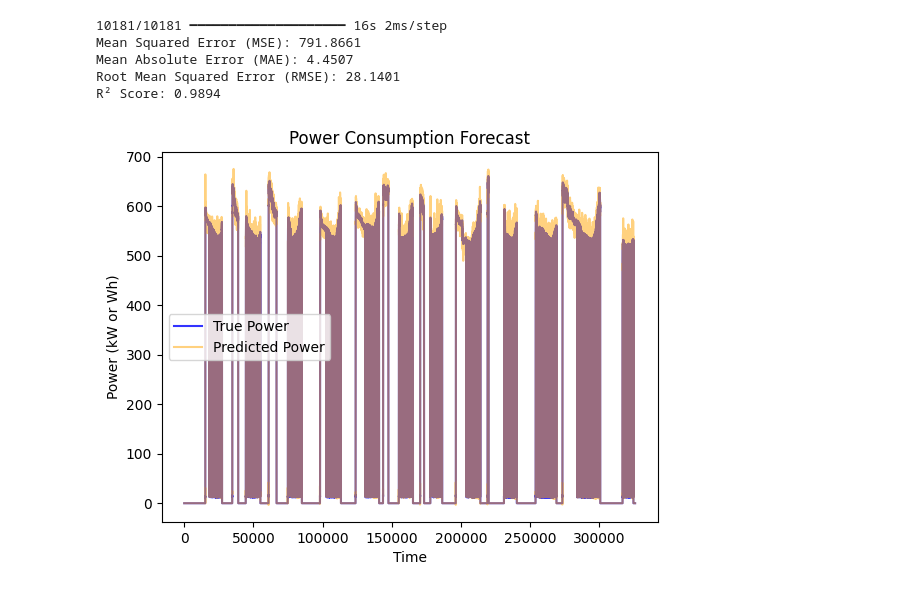
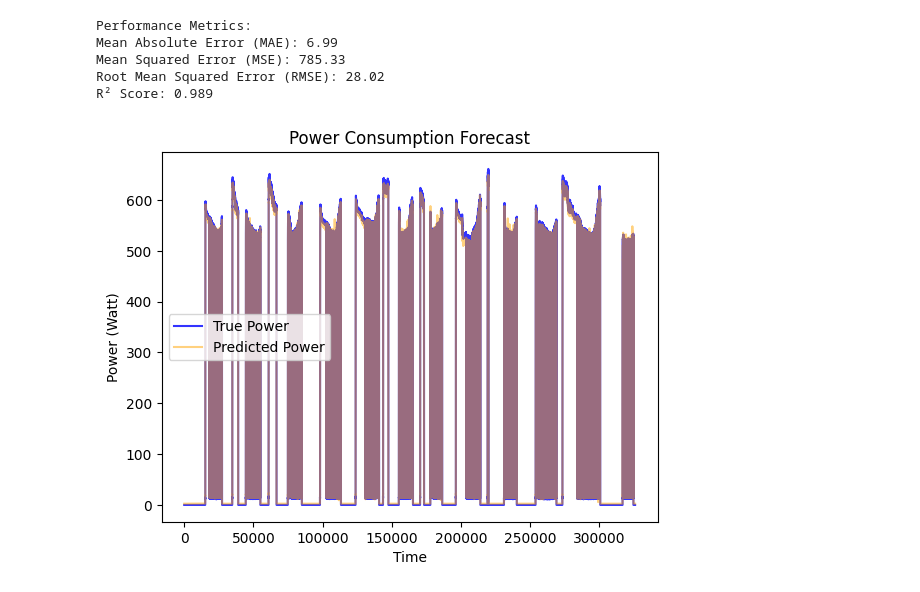
Before and after one commit to daffakurnia11/final-project-lstm, a Jupyter notebook: new-sensor1.ipynb, the cells around one changed output. Saved outputs shown, nothing was run; the diff lists cells and outputs as text; code cells hidden in the pictures.

Commit message:
feat: Training new model for Sensor 1

```diff
--- a/new-sensor1.ipynb
+++ b/new-sensor1.ipynb
@@ -55,12 +56,16 @@ X_val = X_val.reshape((X_val.shape[0], X_val.shape[1], 1))
 X_test = X_test.reshape((X_test.shape[0], X_test.shape[1], 1))
 # %%
 model = Sequential()
-model.add(LSTM(64, activation='relu', input_shape=(X_train.shape[1], 1), return_sequences=True))
+model.add(Bidirectional(LSTM(64, activation='relu', input_shape=(X_train.shape[1], 1), return_sequences=True)))
+model.add(Dropout(0.2))
 model.add(LSTM(32, activation='relu'))
+model.add(Dropout(0.2))
 model.add(Dense(1))
 
 model.compile(optimizer='adam', loss='mean_squared_error')
 # %%
 early_stopping = EarlyStopping(monitor='val_loss', patience=10, restore_best_weights=True)
-history = model.fit(X_train, y_train, epochs=2, batch_size=32, validation_data=(X_val, y_val), callbacks=[early_stopping])
+reduce_lr = ReduceLROnPlateau(monitor='val_loss', factor=0.2, patience=5, min_lr=1e-6)
+
+history = model.fit(X_train, y_train, epochs=24, batch_size=32, validation_data=(X_val, y_val), callbacks=[early_stopping, reduce_lr])
 # %% [output]
@@ -91,30 +128,30 @@ Captures:
 # %%
-y_pred = model.predict(X_test)
-y_pred_rescaled = scaler.inverse_transform(y_pred)
-y_test_rescaled = scaler.inverse_transform(y_test)
+y_pred_rescaled = scaler.inverse_transform(y_pred.reshape(-1, 1))
+y_test_rescaled = scaler.inverse_transform(y_test.reshape(-1, 1))
 
 mae = mean_absolute_error(y_test_rescaled, y_pred_rescaled)
 mse = mean_squared_error(y_test_rescaled, y_pred_rescaled)
 rmse = np.sqrt(mse)
 r2 = r2_score(y_test_rescaled, y_pred_rescaled)
-
-print(f"Mean Squared Error (MSE): {mse:.4f}")
-print(f"Mean Absolute Error (MAE): {mae:.4f}")
-print(f"Root Mean Squared Error (RMSE): {rmse:.4f}")
-print(f"R² Score: {r2:.4f}")
-# %% [output]
-10181/10181 ━━━━━━━━━━━━━━━━━━━━ 16s 2ms/step
-Mean Squared Error (MSE): 791.8661
-Mean Absolute Error (MAE): 4.4507
-Root Mean Squared Error (RMSE): 28.1401
-R² Score: 0.9894
+# %%
+print("Performance Metrics:")
+print(f"Mean Absolute Error (MAE): {mae:.2f}")
+print(f"Mean Squared Error (MSE): {mse:.2f}")
+print(f"Root Mean Squared Error (RMSE): {rmse:.2f}")
+print(f"R² Score: {r2:.3f}")
+# %% [output]
+Performance Metrics:
+Mean Absolute Error (MAE): 6.99
+Mean Squared Error (MSE): 785.33
+Root Mean Squared Error (RMSE): 28.02
+R² Score: 0.989
 # %%
 plt.plot(y_test_rescaled, label='True Power', color='blue', alpha=0.8)
 plt.plot(y_pred_rescaled, label='Predicted Power', color='orange', alpha=0.5)
 plt.legend()
 plt.title("Power Consumption Forecast")
 plt.xlabel("Time")
-plt.ylabel("Power (kW or Wh)")
+plt.ylabel("Power (Watt)")
 plt.show()
 # %% [output]
-[figure, old version]
+[figure, new version]
```
Also changed, not shown: parts of 11 cells of this notebook, 1 other file.
